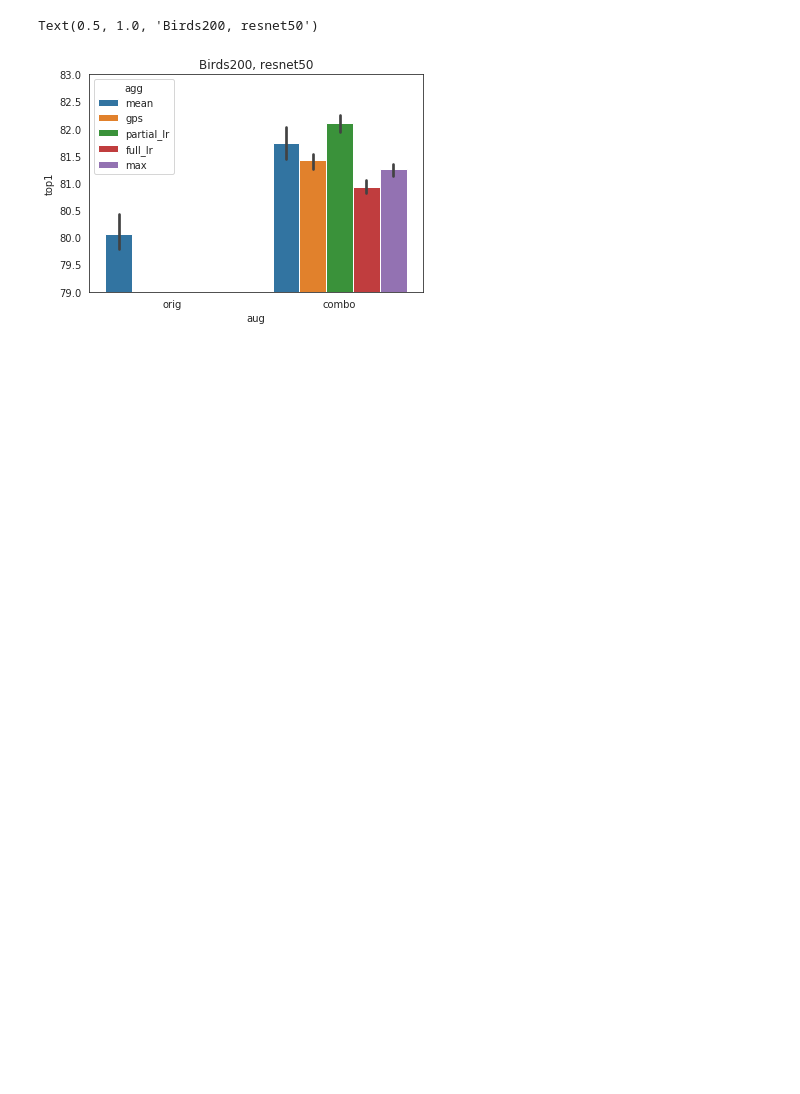
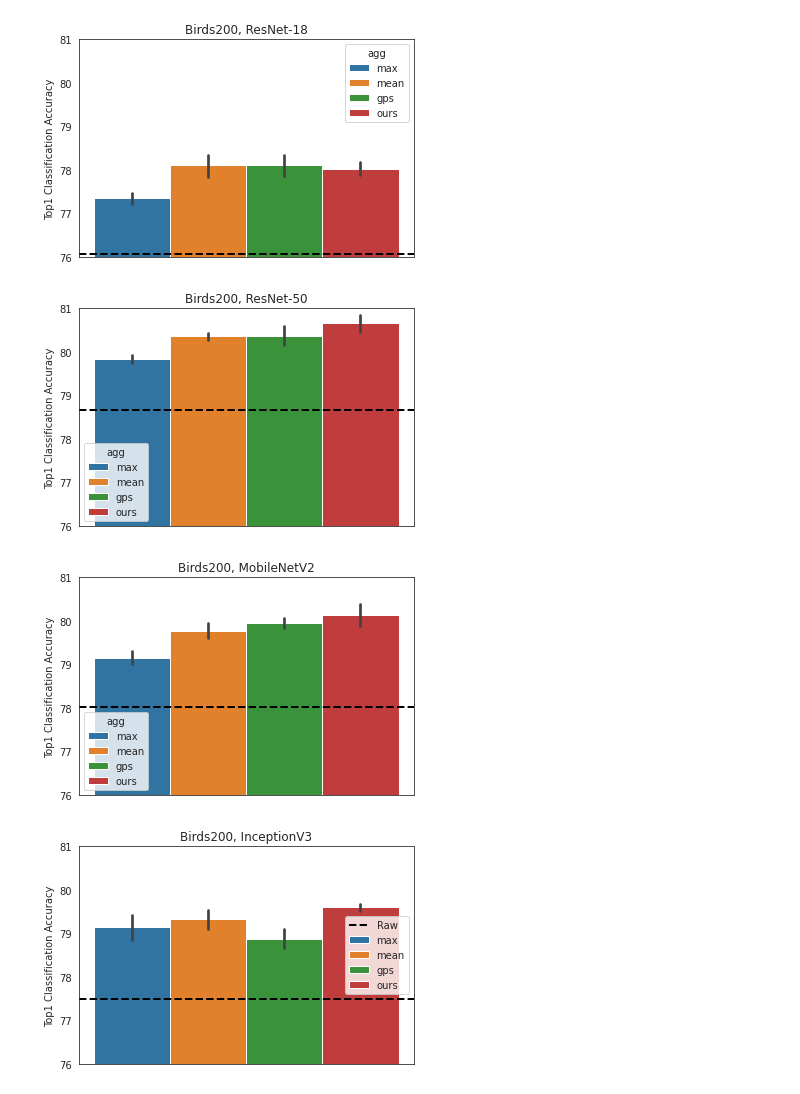
Before and after one commit to divyashan/test-time-augmentation, a Jupyter notebook: cifar_plots.ipynb, the cells around one changed output. Cells and saved outputs as stored; diff of their text form; code cells hidden in the pictures; blank space fills up the shorter version.

```diff
--- a/cifar_plots.ipynb
+++ b/cifar_plots.ipynb
@@ -5,3 +5,11 @@ import seaborn as sns
 import numpy as np
 
 sns.set_style('white')
+model_names = ['inceptionv3','resnet18', 'MobileNetV2', 'resnet50']
+hue_order = ['mean', 'gps', 'ours']
+model_name_dict = {'resnet18': 'ResNet-18', 'resnet50': 'ResNet-50',
+                   'MobileNetV2': 'MobileNetV2', 'inceptionv3': 'InceptionV3'}
+dataset_name_dict = {'birds200': 'Birds200', 'flowers102':'Flowers102', 'imnet':'ImageNet'}
+legend_name_dict = {'mean': 'Standard', 'gps': 'GPS', 'max': 'Max', 'ours': 'Ours'}
+legend_labels = ['Raw', 'Standard', 'GPS', 'Ours']
+y_col = 'top1'
@@ -42,9 +15,0 @@ Text(0.5, 1.0, 'SVHN')
-# %%
-results = pd.read_csv("results/imnet/hflip_modified_five_crop_scale/val/inceptionv3_agg_fs")
-sns.barplot(x='aug', y='top1', hue='agg', data=results)
-#plt.ylim(68, 73)
-#plt.ylim(74, 80)
-#plt.ylim(70, 74)
-#plt.ylim(55, 60)
-plt.ylim(70, 76)
-plt.title("ImageNet, InceptionV3")
@@ -70,24 +57,42 @@ Text(0.5, 1.0, 'ImageNet, MobileNetV2')
 # %%
 #birds200 results
-model_name = 'resnet50'
-results = pd.read_csv("results/birds200/five_crop_hflip_scale/val/" + model_name + "_agg_fs")
-sns.barplot(x='aug', y='top1', hue='agg', data=results)
-if model_name == 'inceptionv3':
-    plt.ylim(69, 74)
-elif model_name == 'resnet18':
-    plt.ylim(76, 82)
-elif model_name == 'MobileNetV2':
-    plt.ylim(76, 82)
-elif model_name == 'resnet50':
-    plt.ylim(79, 83)
-#plt.ylim(74, 80)
-#plt.ylim(70, 74)
-#plt.ylim(55, 60)
-#plt.ylim(88, 95)
-#plt.ylim(80, 100)
-plt.title("Birds200, " + model_name)
+for model_idx in range(len(model_names)):
+    plt.figure(figsize=(6, 4))
+    model_name = model_names[model_idx]
+    results = pd.read_csv("results/birds200/five_crop_hflip_scale/val/" + model_name + "_agg_fs")
+    orig_acc = np.mean(results[results['aug'] == 'orig'][y_col])
+    other = results[results['aug'] == 'combo']
+    ax = sns.barplot(x='aug', y=y_col, hue='agg', data=other, hue_order=hue_order)
+    ax.axhline(orig_acc, ls='--', color='black', linewidth=2, label='Raw')
+    if y_col == 'top1':
+        if model_name == 'inceptionv3':
+            plt.ylim(76, 81)
+        elif model_name == 'resnet18':
+            plt.ylim(76, 81)
+        elif model_name == 'MobileNetV2':
+            plt.ylim(76, 81)
+        elif model_name == 'resnet50':
+            plt.ylim(76, 81)
+    else:
+        if model_name == 'inceptionv3':
+            plt.ylim(93, 96)
+        elif model_name == 'resnet18':
+            plt.ylim(93, 95)
+        elif model_name == 'MobileNetV2':
+            plt.ylim(94, 96)
+        elif model_name == 'resnet50':
+            plt.ylim(93, 95)
+
+    plt.title("Birds200, " + model_name_dict[model_name])
+    if model_idx == 3:
+        plt.legend()
+    plt.ylabel("Top1 Classification Accuracy")
+    plt.xlabel("")
+    plt.xticks([0], "")
 # %% [output]
-Text(0.5, 1.0, 'Birds200, resnet50')
-[figure, old version]
+[figure, new version]
+[figure, added]
+[figure, added]
+[figure, added]
 # %%
 #flowers102 results
```
Also changed, not shown: parts of 16 cells of this notebook, 3 other files.
